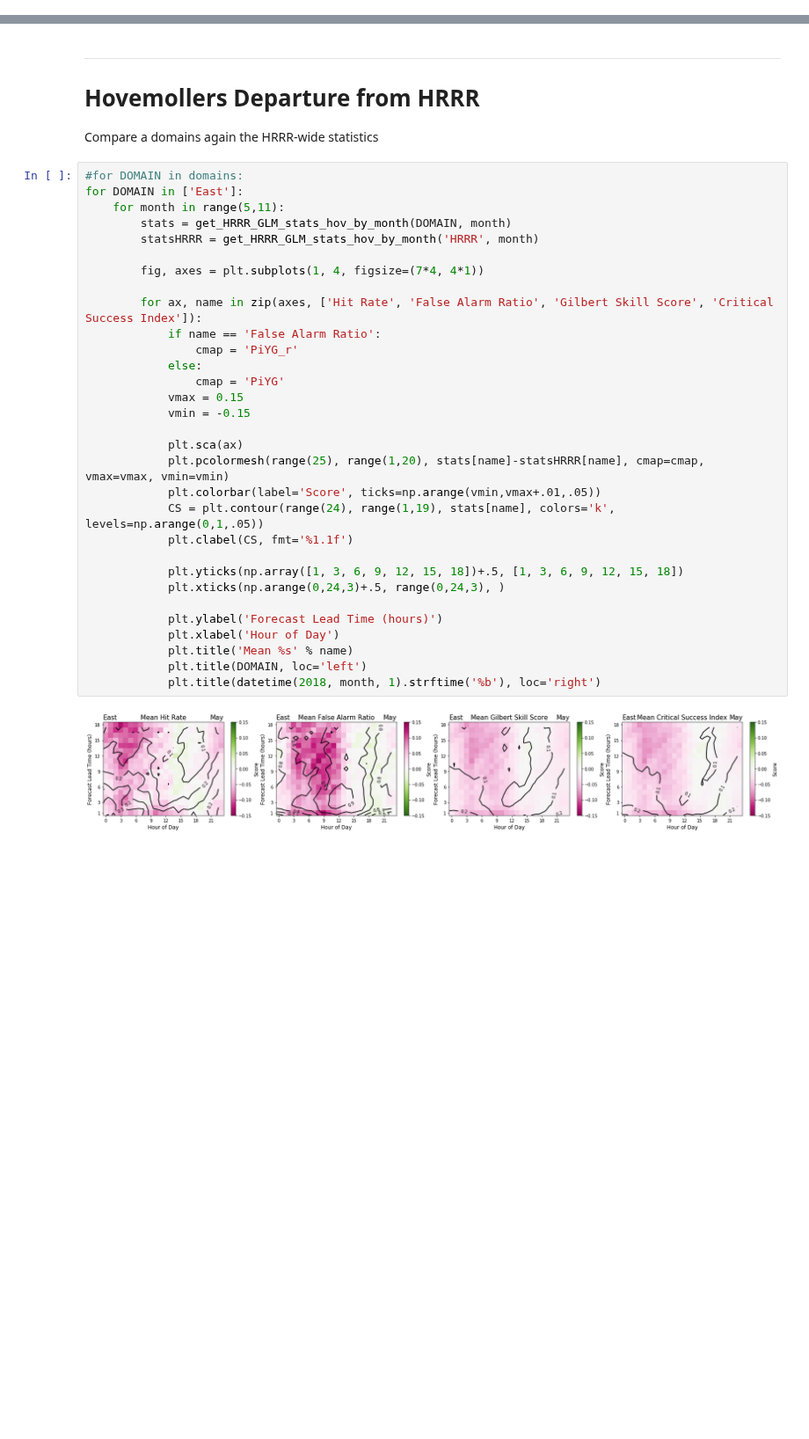
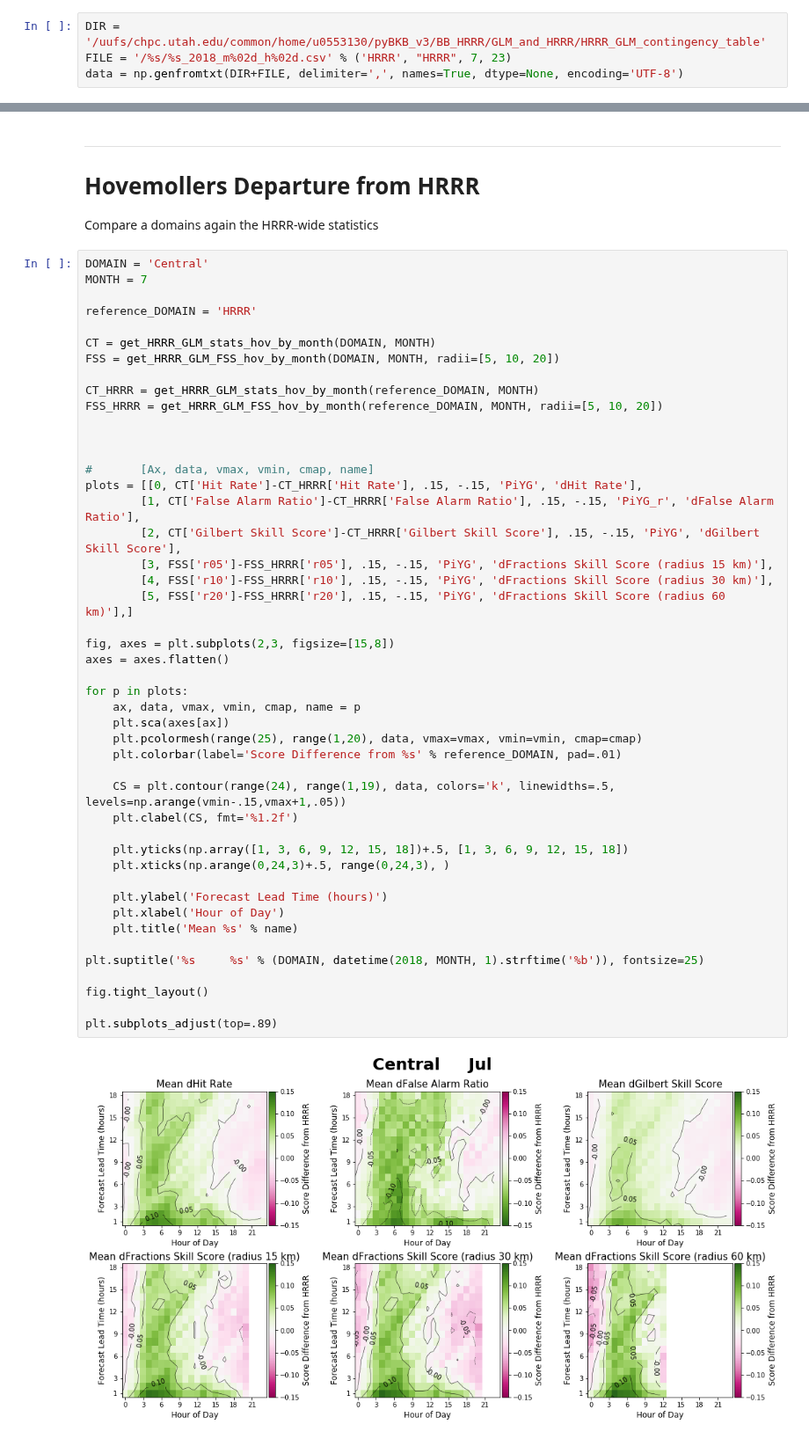
Before and after one commit to blaylockbk/pyBKB_v3, a Jupyter notebook: BB_HRRR/GLM_and_HRRR/explore_hovmoller_table.ipynb, the cells around one changed output, grey strips where cells are left out. Shown at 88% size. Cells and saved outputs as stored; diff of their text form; blank space fills up the shorter version.

```diff
--- a/BB_HRRR/GLM_and_HRRR/explore_hovmoller_table.ipynb
+++ b/BB_HRRR/GLM_and_HRRR/explore_hovmoller_table.ipynb
@@ -59,5 +64,9 @@ data = np.genfromtxt(DIR+FILE, delimiter=',', names=True, dtype=None, encoding='
 print(data.dtype.names)
 # %% [output]
 ('DATE', 'GLM_Event_COUNT', 'NUM_FILES', 'EXPECTED_FILES', 'F01_A', 'F02_A', 'F03_A', 'F04_A', 'F05_A', 'F06_A', 'F07_A', 'F08_A', 'F09_A', 'F10_A', 'F11_A', 'F12_A', 'F13_A', 'F14_A', 'F15_A', 'F16_A ...
+# %%
+DIR = '/uufs/chpc.utah.edu/common/home/u0553130/pyBKB_v3/BB_HRRR/GLM_and_HRRR/HRRR_GLM_contingency_table'
+FILE = '/%s/%s_2018_m%02d_h%02d.csv' % ('HRRR', "HRRR", 7, 23)
+data = np.genfromtxt(DIR+FILE, delimiter=',', names=True, dtype=None, encoding='UTF-8')
 # %%
 def get_HRRR_GLM_stats_hov_by_month(DOMAIN, month):
@@ -174,35 +251,50 @@ for DOMAIN in ['HRRR']:
 # Hovemollers Departure from HRRR
 Compare a domains again the HRRR-wide statistics
 # %%
-#for DOMAIN in domains:
-for DOMAIN in ['East']:
-    for month in range(5,11):
-        stats = get_HRRR_GLM_stats_hov_by_month(DOMAIN, month)
-        statsHRRR = get_HRRR_GLM_stats_hov_by_month('HRRR', month)
+DOMAIN = 'Central'
+MONTH = 7
 
-        fig, axes = plt.subplots(1, 4, figsize=(7*4, 4*1))
+reference_DOMAIN = 'HRRR'
 
-        for ax, name in zip(axes, ['Hit Rate', 'False Alarm Ratio', 'Gilbert Skill Score', 'Critical Success Index']):
-            if name == 'False Alarm Ratio':
-                cmap = 'PiYG_r'
-            else:
-                cmap = 'PiYG'
-            vmax = 0.15
-            vmin = -0.15
+CT = get_HRRR_GLM_stats_hov_by_month(DOMAIN, MONTH)
+FSS = get_HRRR_GLM_FSS_hov_by_month(DOMAIN, MONTH, radii=[5, 10, 20])
 
-            plt.sca(ax)
-            plt.pcolormesh(range(25), range(1,20), stats[name]-statsHRRR[name], cmap=cmap, vmax=vmax, vmin=vmin)
-            plt.colorbar(label='Score', ticks=np.arange(vmin,vmax+.01,.05))
-            CS = plt.contour(range(24), range(1,19), stats[name], colors='k', levels=np.arange(0,1,.05))
-            plt.clabel(CS, fmt='%1.1f')
+CT_HRRR = get_HRRR_GLM_stats_hov_by_month(reference_DOMAIN, MONTH)
+FSS_HRRR = get_HRRR_GLM_FSS_hov_by_month(reference_DOMAIN, MONTH, radii=[5, 10, 20])
 
-            plt.yticks(np.array([1, 3, 6, 9, 12, 15, 18])+.5, [1, 3, 6, 9, 12, 15, 18])
-            plt.xticks(np.arange(0,24,3)+.5, range(0,24,3), )
 
-            plt.ylabel('Forecast Lead Time (hours)')
-            plt.xlabel('Hour of Day')
-            plt.title('Mean %s' % name)
-            plt.title(DOMAIN, loc='left')
-            plt.title(datetime(2018, month, 1).strftime('%b'), loc='right')
+
+#       [Ax, data, vmax, vmin, cmap, name]
+plots = [[0, CT['Hit Rate']-CT_HRRR['Hit Rate'], .15, -.15, 'PiYG', 'dHit Rate'],
+        [1, CT['False Alarm Ratio']-CT_HRRR['False Alarm Ratio'], .15, -.15, 'PiYG_r', 'dFalse Alarm Ratio'],
+        [2, CT['Gilbert Skill Score']-CT_HRRR['Gilbert Skill Score'], .15, -.15, 'PiYG', 'dGilbert Skill Score'],
+        [3, FSS['r05']-FSS_HRRR['r05'], .15, -.15, 'PiYG', 'dFractions Skill Score (radius 15 km)'],
+        [4, FSS['r10']-FSS_HRRR['r10'], .15, -.15, 'PiYG', 'dFractions Skill Score (radius 30 km)'],
+        [5, FSS['r20']-FSS_HRRR['r20'], .15, -.15, 'PiYG', 'dFractions Skill Score (radius 60 km)'],]
+
+fig, axes = plt.subplots(2,3, figsize=[15,8])
+axes = axes.flatten()
+
+for p in plots:
+    ax, data, vmax, vmin, cmap, name = p
+    plt.sca(axes[ax])
+    plt.pcolormesh(range(25), range(1,20), data, vmax=vmax, vmin=vmin, cmap=cmap)
+    plt.colorbar(label='Score Difference from %s' % reference_DOMAIN, pad=.01)
+
+    CS = plt.contour(range(24), range(1,19), data, colors='k', linewidths=.5, levels=np.arange(vmin-.15,vmax+1,.05))
+    plt.clabel(CS, fmt='%1.2f')
+
+    plt.yticks(np.array([1, 3, 6, 9, 12, 15, 18])+.5, [1, 3, 6, 9, 12, 15, 18])
+    plt.xticks(np.arange(0,24,3)+.5, range(0,24,3), )
+
+    plt.ylabel('Forecast Lead Time (hours)')
+    plt.xlabel('Hour of Day')
+    plt.title('Mean %s' % name)
+
+plt.suptitle('%s     %s' % (DOMAIN, datetime(2018, MONTH, 1).strftime('%b')), fontsize=25)
+
+fig.tight_layout()
+
+plt.subplots_adjust(top=.89)
 # %% [output]
-[figure, old version]
+[figure, new version]
```
Also changed, not shown: parts of 9 cells of this notebook, 9 other files.
